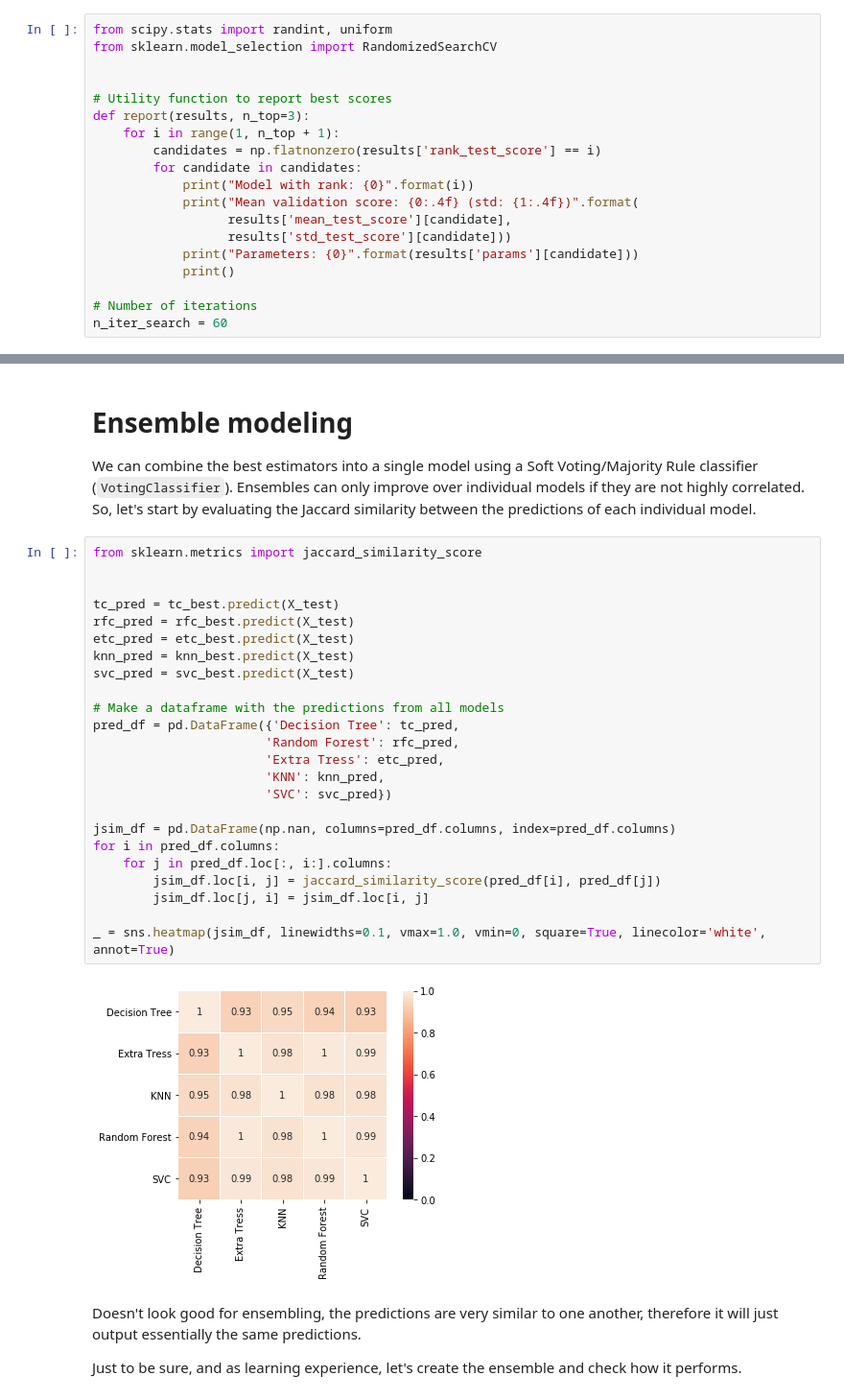
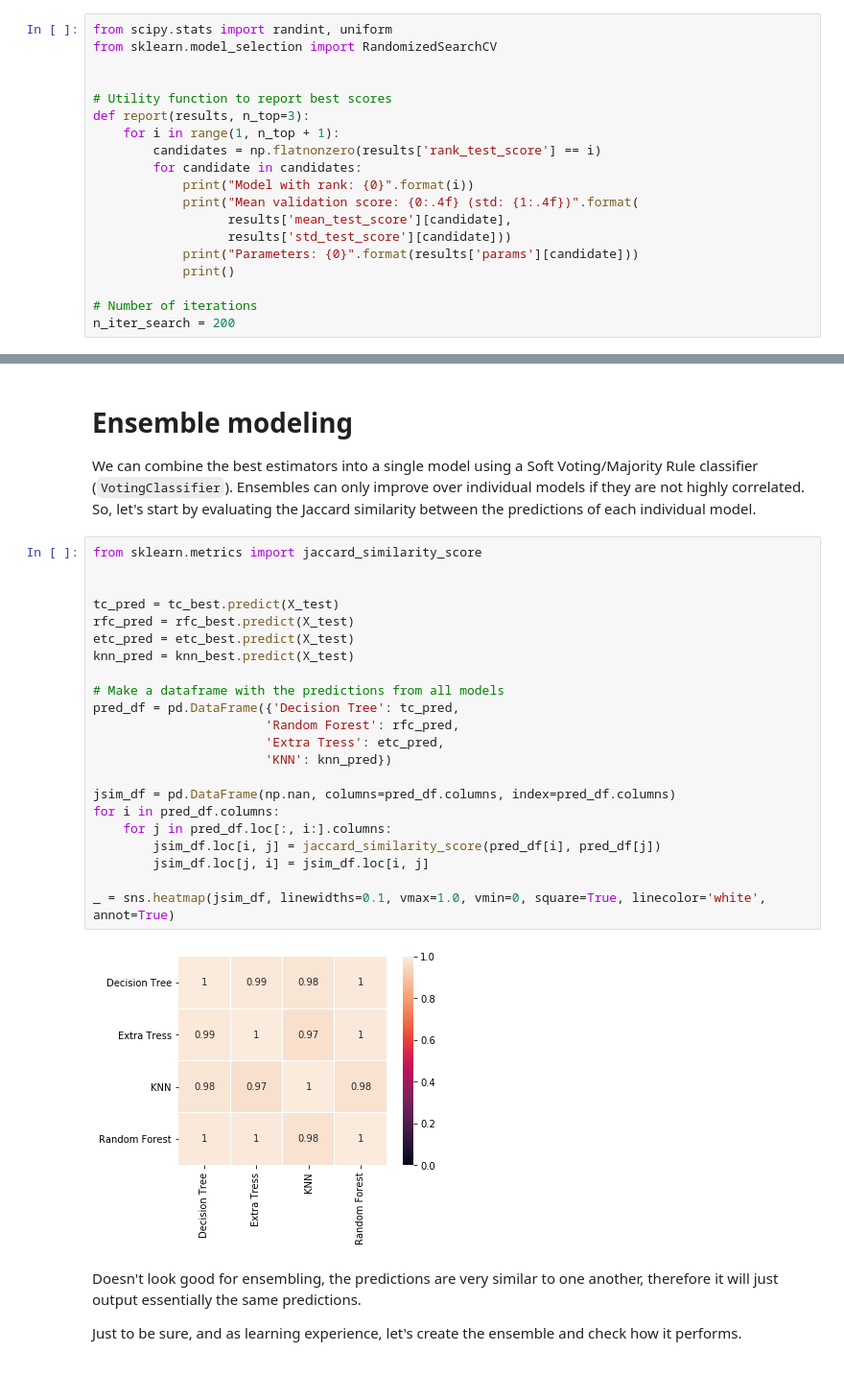
Before and after one commit to davidtvs/kaggle-titanic, a Jupyter notebook: surviving-the-titanic.ipynb, the cells around one changed output, grey strips where cells are left out. Shown: that part at 96% size. Cells and saved outputs as stored; diff of their text form.

```diff
--- a/surviving-the-titanic.ipynb
+++ b/surviving-the-titanic.ipynb
@@ -665,7 +667,7 @@ def report(results, n_top=3):
             print()
 
 # Number of iterations
-n_iter_search = 60
+n_iter_search = 200
 # %% [markdown]
 ### Decision Tree
 # %%
@@ -832,29 +817,27 @@ We can combine the best estimators into a single model using a Soft Voting/Major
 # %%
 from sklearn.metrics import jaccard_similarity_score
 
 
 tc_pred = tc_best.predict(X_test)
 rfc_pred = rfc_best.predict(X_test)
 etc_pred = etc_best.predict(X_test)
 knn_pred = knn_best.predict(X_test)
-svc_pred = svc_best.predict(X_test)
 
 # Make a dataframe with the predictions from all models
 pred_df = pd.DataFrame({'Decision Tree': tc_pred,
                        'Random Forest': rfc_pred,
                        'Extra Tress': etc_pred,
-                       'KNN': knn_pred,
-                       'SVC': svc_pred})
+                       'KNN': knn_pred})
 
 jsim_df = pd.DataFrame(np.nan, columns=pred_df.columns, index=pred_df.columns)
 for i in pred_df.columns:
     for j in pred_df.loc[:, i:].columns:
         jsim_df.loc[i, j] = jaccard_similarity_score(pred_df[i], pred_df[j])
         jsim_df.loc[j, i] = jsim_df.loc[i, j]
 
 _ = sns.heatmap(jsim_df, linewidths=0.1, vmax=1.0, vmin=0, square=True, linecolor='white', annot=True)
 # %% [output]
-[figure, old version]
+[figure, new version]
 # %% [markdown]
 Doesn't look good for ensembling, the predictions are very similar to one another, therefore it will just output essentially the same predictions.
 
```
Also changed, not shown: parts of 12 cells of this notebook.
